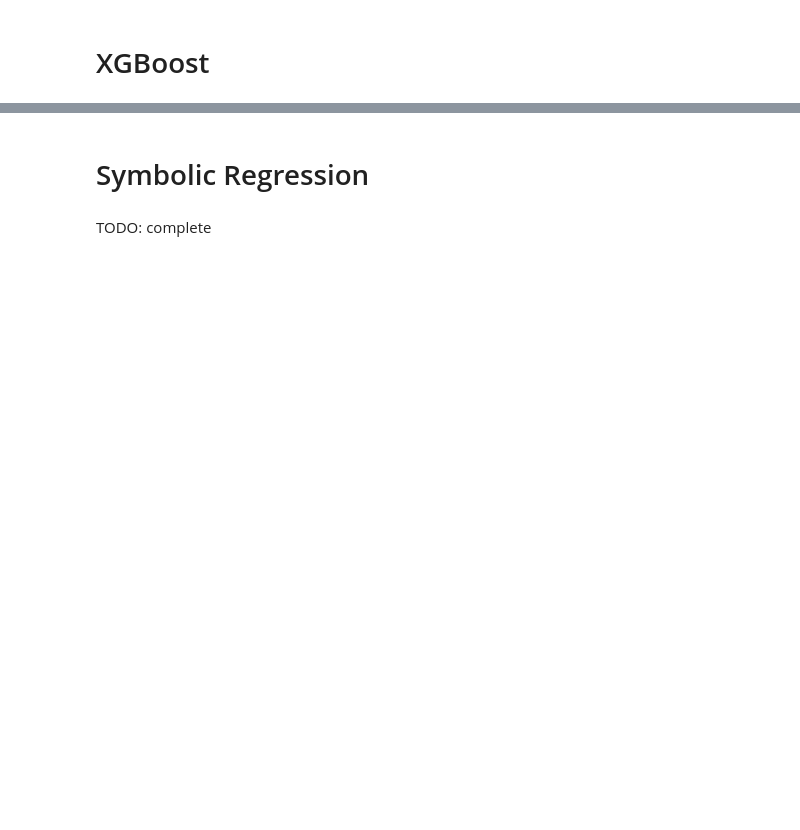
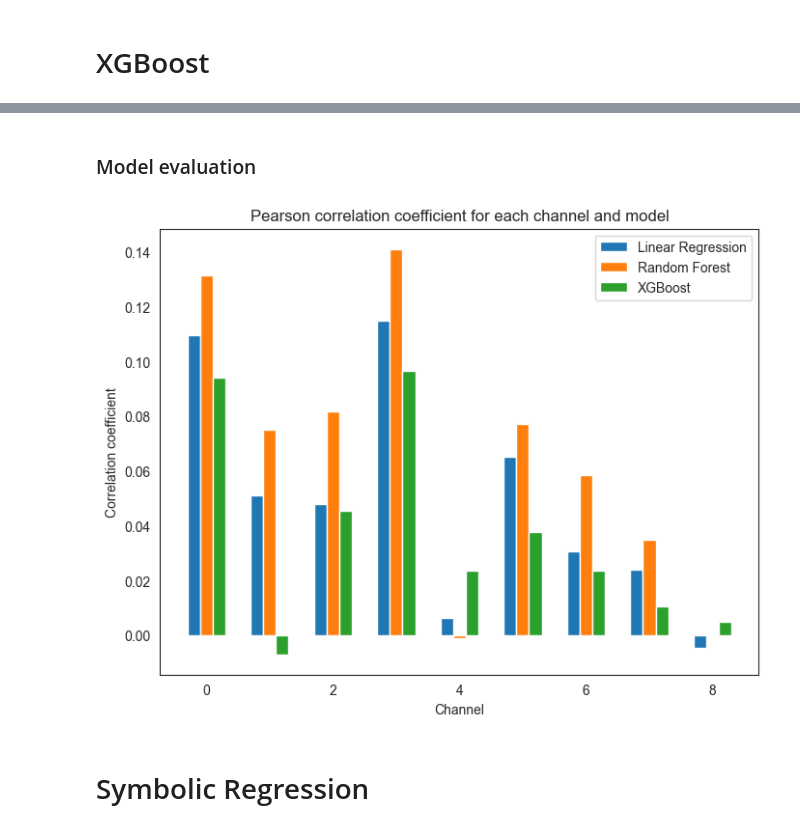
Before and after one commit to JankowskiDaniel/Neural-Deep-Retina, a Jupyter notebook: notebooks/10-tabular-ml.ipynb, the cells around one changed output, grey strips where cells are left out. Saved outputs shown, nothing was run; the diff lists cells and outputs as text; code cells hidden in the pictures; blank space fills up the shorter version.

```diff
--- a/notebooks/10-tabular-ml.ipynb
+++ b/notebooks/10-tabular-ml.ipynb
@@ -144,0 +145,2 @@ plt.show()
+# %% [markdown]
+### Model evaluation
@@ -145,3 +149,20 @@ plt.show()
+# %%
+lr_r, p = pearsonr(y_test.values, lr_pred)
+rf_r, p = pearsonr(y_test.values, rf_pred)
+xgb_r, p = pearsonr(y_test.values, xgb_pred)
+# %%
+# Plot correlation coefficients barplot side by side
+plt.figure(figsize=(8, 6))
+plt.bar(np.arange(n_channels) - 0.2, lr_r, width=0.2, label="Linear Regression")
+plt.bar(np.arange(n_channels), rf_r, width=0.2, label="Random Forest")
+plt.bar(np.arange(n_channels) + 0.2, xgb_r, width=0.2, label="XGBoost")
+plt.xlabel("Channel")
+plt.ylabel("Correlation coefficient")
+plt.title("Pearson correlation coefficient for each channel and model")
+plt.legend()
+plt.show()
+# %% [output]
+[figure, added]
 # %% [markdown]
 # Symbolic Regression
 # %%
@@ -171,5 +192,3 @@ converter = {
     'sqrt': lambda x: x**0.5,
     'pow3': lambda x: x**3
 }
-# %% [markdown]
-TODO: complete
```
Also changed, not shown: parts of 17 cells of this notebook, 2 other files.
